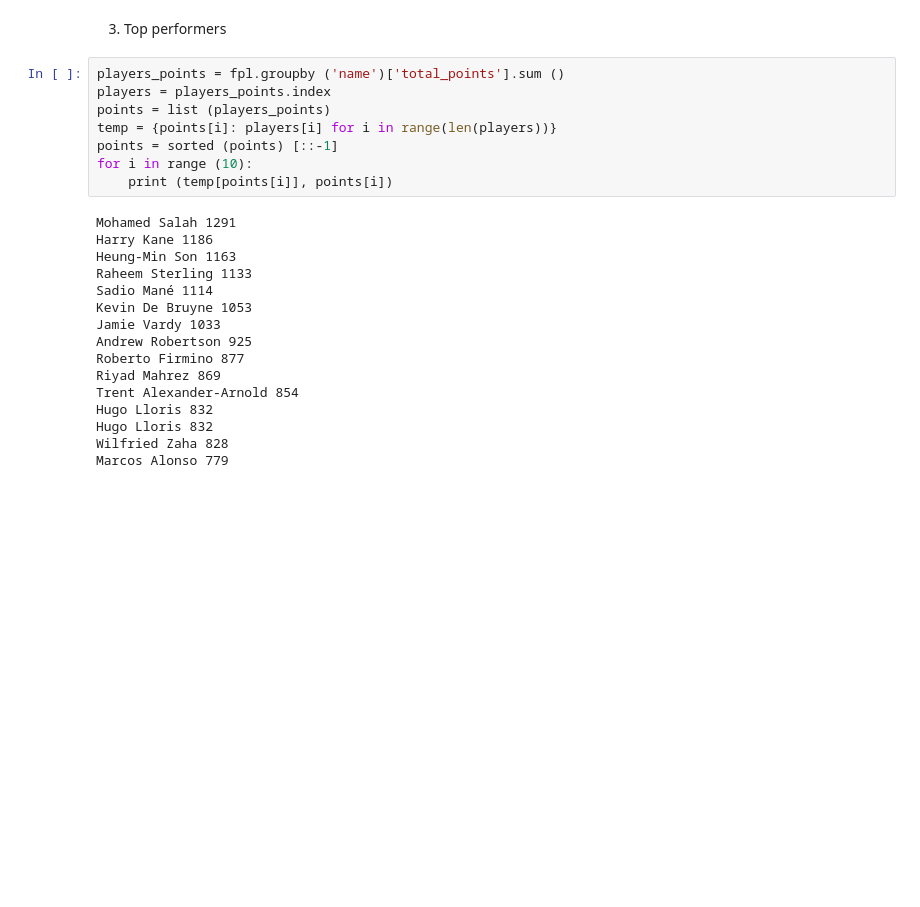
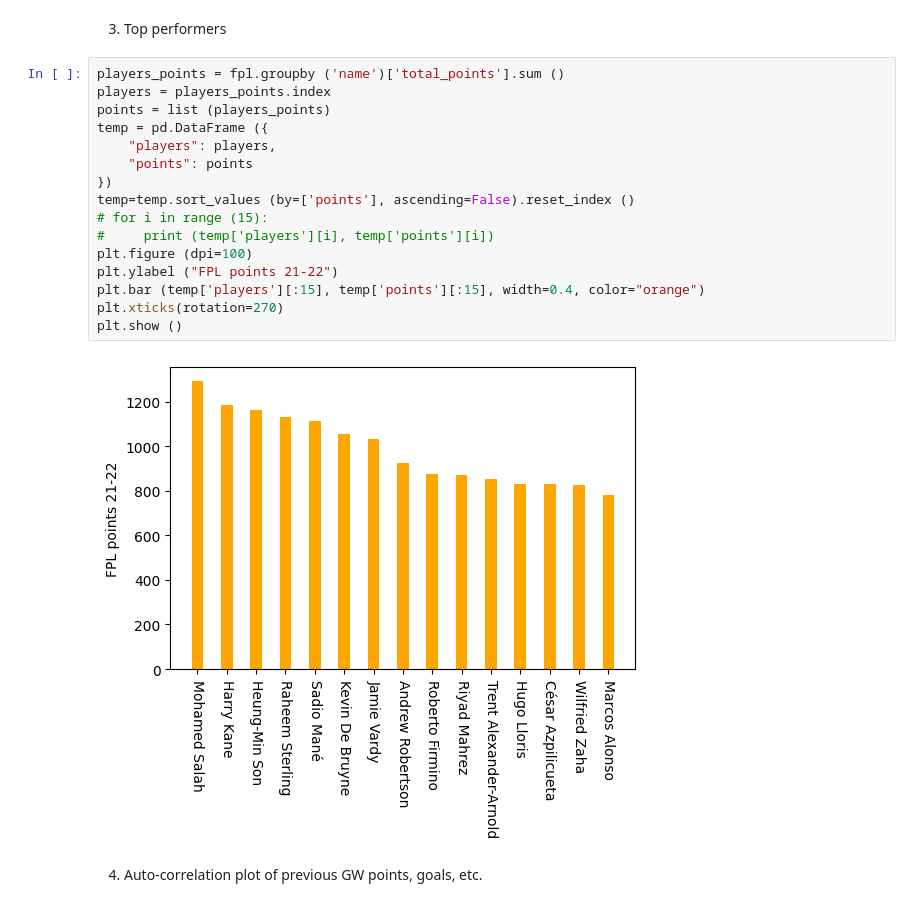
Before and after one commit to bryantx22/ML_FPL, a Jupyter notebook: eda.ipynb, the cells around one changed output. Saved outputs shown, nothing was run; the diff lists cells and outputs as text; blank space fills up the shorter version.

```diff
--- a/eda.ipynb
+++ b/eda.ipynb
@@ -129,24 +133,20 @@ R_squared (costs, benefits)
 # %%
 players_points = fpl.groupby ('name')['total_points'].sum ()
 players = players_points.index
 points = list (players_points)
-temp = {points[i]: players[i] for i in range(len(players))}
-points = sorted (points) [::-1]
-for i in range (10):
-    print (temp[points[i]], points[i])
+temp = pd.DataFrame ({
+    "players": players,
+    "points": points
+})
+temp=temp.sort_values (by=['points'], ascending=False).reset_index ()
+# for i in range (15):
+#     print (temp['players'][i], temp['points'][i])
+plt.figure (dpi=100)
+plt.ylabel ("FPL points 21-22")
+plt.bar (temp['players'][:15], temp['points'][:15], width=0.4, color="orange")
+plt.xticks(rotation=270)
+plt.show ()
 # %% [output]
-Mohamed Salah 1291
-Harry Kane 1186
-Heung-Min Son 1163
-Raheem Sterling 1133
-Sadio Mané 1114
-Kevin De Bruyne 1053
-Jamie Vardy 1033
-Andrew Robertson 925
-Roberto Firmino 877
-Riyad Mahrez 869
-Trent Alexander-Arnold 854
-Hugo Lloris 832
-Hugo Lloris 832
-Wilfried Zaha 828
-Marcos Alonso 779
+[figure, added]
+# %% [markdown]
+4. Auto-correlation plot of previous GW points, goals, etc.
```
Also changed, not shown: parts of 23 cells of this notebook, 2 other files.
